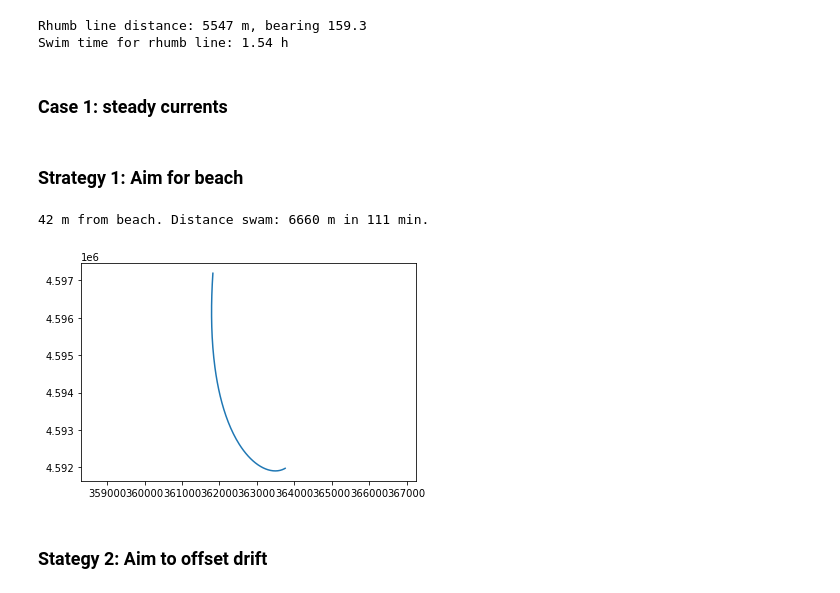
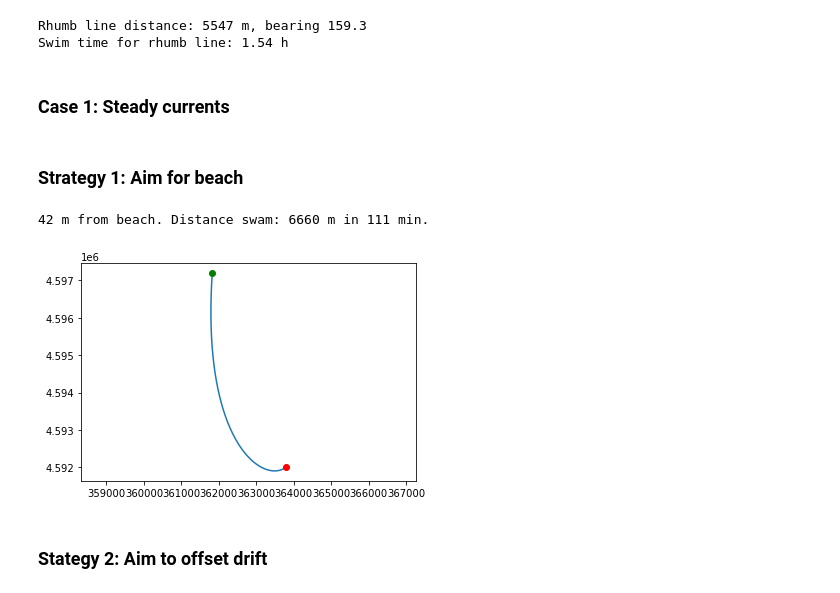
Before and after one commit to csherwood-usgs/Demo_repository, a Jupyter notebook: Vineyard_Sound_particle_transport.ipynb, the cells around one changed output. Drawn from its saved outputs; the diff is of its cells as text; code cells hidden in the pictures.

```diff
--- a/Vineyard_Sound_particle_transport.ipynb
+++ b/Vineyard_Sound_particle_transport.ipynb
@@ -45,7 +53,7 @@ print( 'Swim time for rhumb line: {:.2f} h'.format(tr/ss/3600.) )
 Rhumb line distance: 5547 m, bearing 159.3
 Swim time for rhumb line: 1.54 h
 # %% [markdown]
-### Case 1: steady currents
+### Case 1: Steady currents
 # %%
 dt = 60.
 t = np.arange(0., 6.2*3600.+dt, dt)
@@ -58,31 +66,32 @@ uc,vc = xycoord(cs, cdir)
 # %%
 x = np.nan * np.ones_like(t)
 y = np.nan * np.ones_like(t)
 cumt = 0.0
 swim_dist = 0.0
 
 i = 0
 x[0], y[0] = xstart, ystart
 dist_to_beach, swim_az = dist_az_to_target( x[0], y[0], xend, yend )
 
 while ( np.abs( dist_to_beach ) > ss*dt) and (i < len(t)-1):
     # print( dist_to_beach )
     uswim, vswim = xycoord( ss, swim_az )
     swim_dist += ss*dt
     x[i+1] = x[i] + dt * ( 0.5 * (uc[i] + uc[i+1]) + uswim )
     y[i+1] = y[i] + dt * ( 0.5 * (vc[i] + vc[i+1]) + vswim )
     dist_to_beach, swim_az = dist_az_to_target( x[i+1], y[i+1], xend, yend )
 
     cumt += dt
     i +=1
 
 print('{:.0f} m from beach. Distance swam: {:.0f} m in {:.0f} min.'.format(dist_to_beach, swim_dist, cumt/60.))
+
+plt.plot(x,y)
+plt.plot(xstart, ystart, 'og')
+plt.plot(xend, yend, 'or')
+_= plt.axis('equal')
 # %% [output]
 42 m from beach. Distance swam: 6660 m in 111 min.
+[figure, added]
-# %%
-plt.plot(x,y)
-_= plt.axis('equal')
-# %% [output]
-[figure, removed]
 # %% [markdown]
 ### Stategy 2: Aim to offset drift
```
Also changed, not shown: parts of 5 cells of this notebook.
